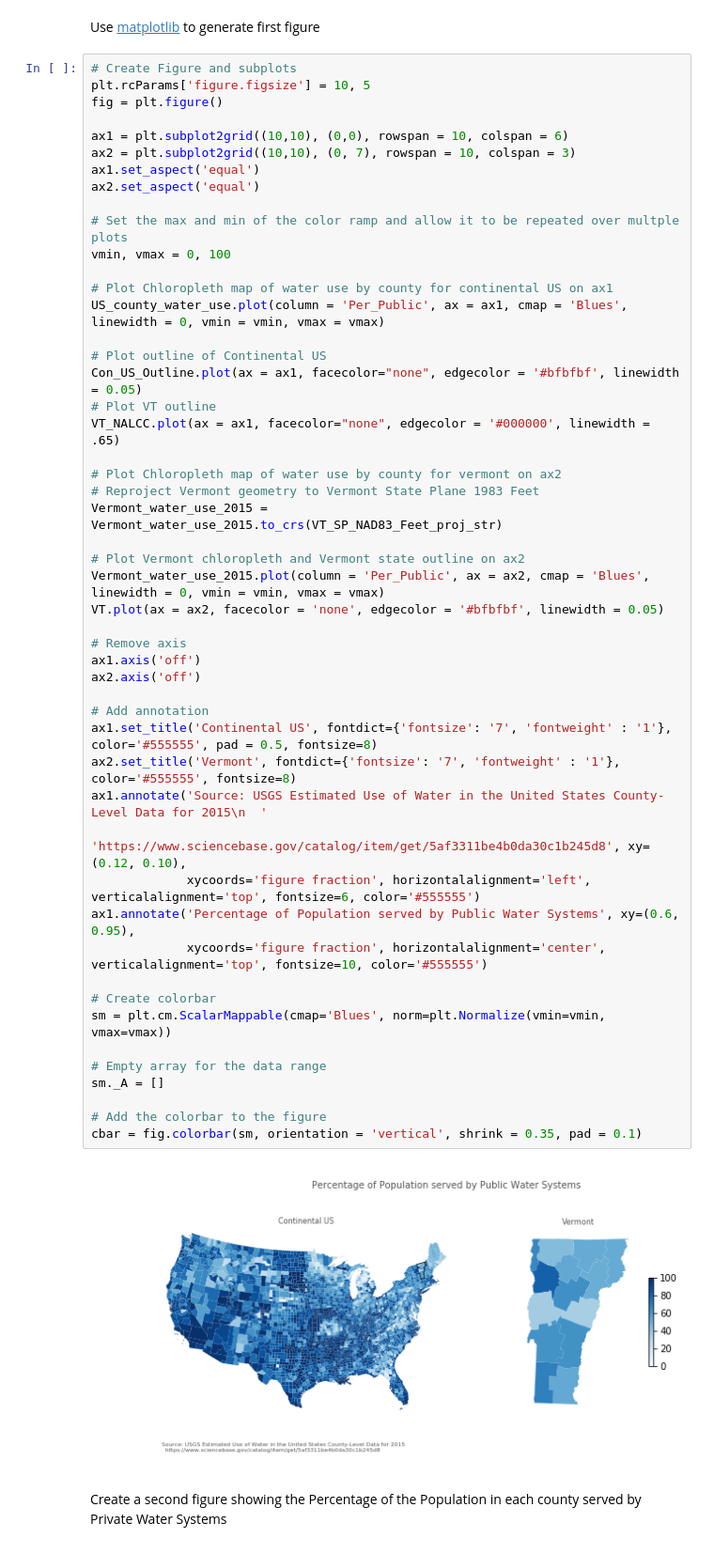
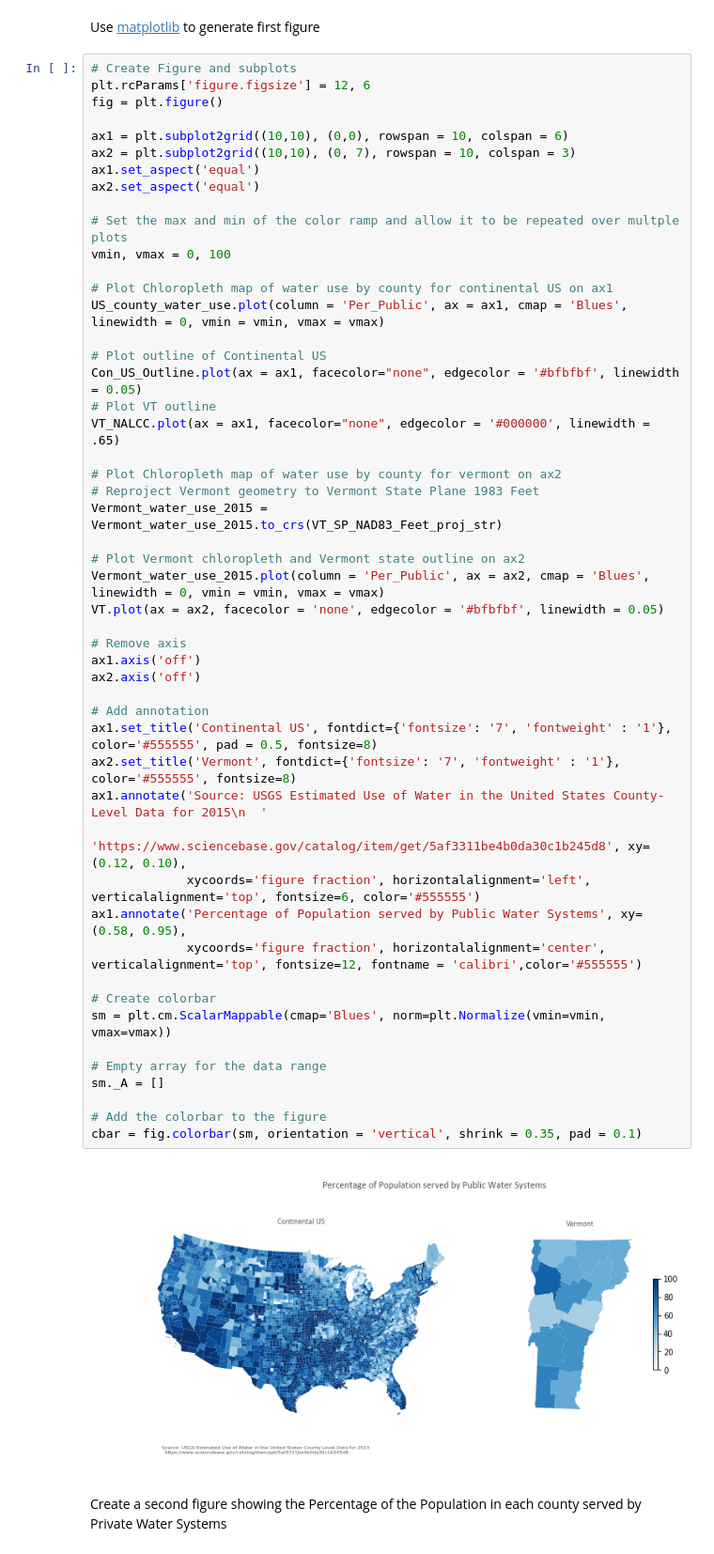
Before and after one commit to CDowey/USWaterUse, a Jupyter notebook: USGS Water Use 2015_VCGIBlog.ipynb, the cells around one changed output. Shown at 94% size. Saved outputs shown, nothing was run; the diff lists cells and outputs as text.

```diff
--- a/USGS Water Use 2015_VCGIBlog.ipynb
+++ b/USGS Water Use 2015_VCGIBlog.ipynb
@@ -222,7 +222,7 @@ VT = VT_NALCC.to_crs(VT_SP_NAD83_Feet_proj_str).copy()
 Use [matplotlib](https://matplotlib.org/) to generate first figure
 # %%
 # Create Figure and subplots
-plt.rcParams['figure.figsize'] = 10, 5
+plt.rcParams['figure.figsize'] = 12, 6
 fig = plt.figure()
 
 ax1 = plt.subplot2grid((10,10), (0,0), rowspan = 10, colspan = 6)
@@ -242,36 +242,36 @@ Con_US_Outline.plot(ax = ax1, facecolor="none", edgecolor = '#bfbfbf', linewidth
 VT_NALCC.plot(ax = ax1, facecolor="none", edgecolor = '#000000', linewidth = .65)
 
 # Plot Chloropleth map of water use by county for vermont on ax2
 # Reproject Vermont geometry to Vermont State Plane 1983 Feet
 Vermont_water_use_2015 = Vermont_water_use_2015.to_crs(VT_SP_NAD83_Feet_proj_str)
 
 # Plot Vermont chloropleth and Vermont state outline on ax2
 Vermont_water_use_2015.plot(column = 'Per_Public', ax = ax2, cmap = 'Blues', linewidth = 0, vmin = vmin, vmax = vmax)
 VT.plot(ax = ax2, facecolor = 'none', edgecolor = '#bfbfbf', linewidth = 0.05)
 
 # Remove axis
 ax1.axis('off')
 ax2.axis('off')
 
 # Add annotation
 ax1.set_title('Continental US', fontdict={'fontsize': '7', 'fontweight' : '1'},  color='#555555', pad = 0.5, fontsize=8)
 ax2.set_title('Vermont', fontdict={'fontsize': '7', 'fontweight' : '1'},  color='#555555', fontsize=8)
 ax1.annotate('Source: USGS Estimated Use of Water in the United States County-Level Data for 2015\n  '
              'https://www.sciencebase.gov/catalog/item/get/5af3311be4b0da30c1b245d8', xy=(0.12, 0.10),
              xycoords='figure fraction', horizontalalignment='left', verticalalignment='top', fontsize=6, color='#555555')
-ax1.annotate('Percentage of Population served by Public Water Systems', xy=(0.6, 0.95),
-             xycoords='figure fraction', horizontalalignment='center', verticalalignment='top', fontsize=10, color='#555555')
+ax1.annotate('Percentage of Population served by Public Water Systems', xy=(0.58, 0.95),
+             xycoords='figure fraction', horizontalalignment='center', verticalalignment='top', fontsize=12, fontname = 'calibri',color='#555555')
 
 # Create colorbar
 sm = plt.cm.ScalarMappable(cmap='Blues', norm=plt.Normalize(vmin=vmin, vmax=vmax))
 
 # Empty array for the data range
 sm._A = []
 
 # Add the colorbar to the figure
 cbar = fig.colorbar(sm, orientation = 'vertical', shrink = 0.35, pad = 0.1)
 # %% [output]
-[figure, old version]
+[figure, new version]
 # %% [markdown]
 Create a second figure showing the Percentage of the Population in each county served by Private Water Systems
 # %%
```
Also changed, not shown: parts of 5 cells of this notebook.
